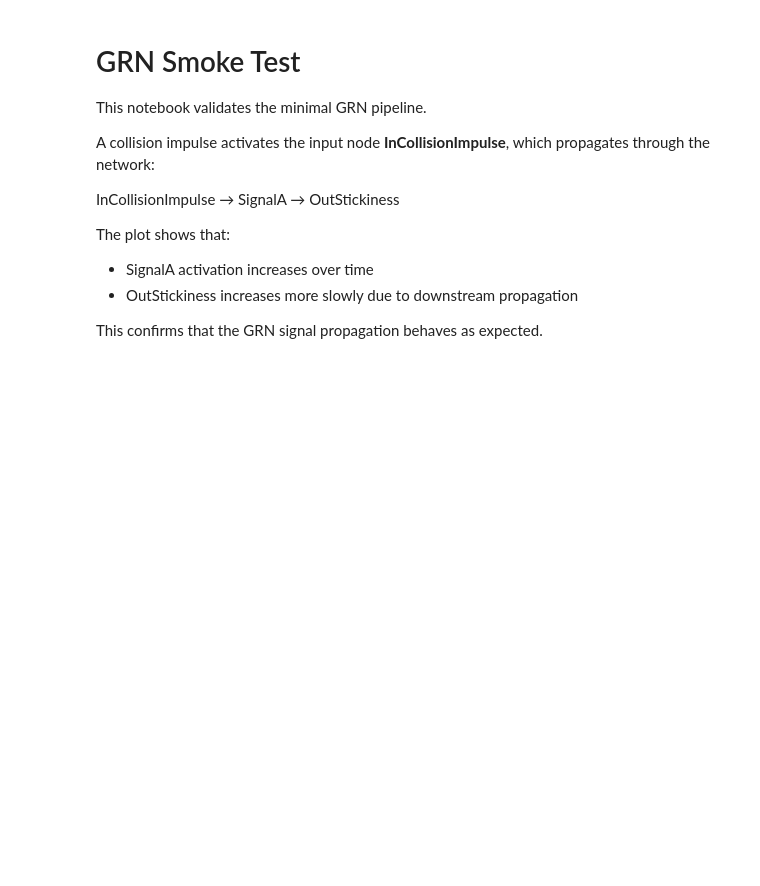
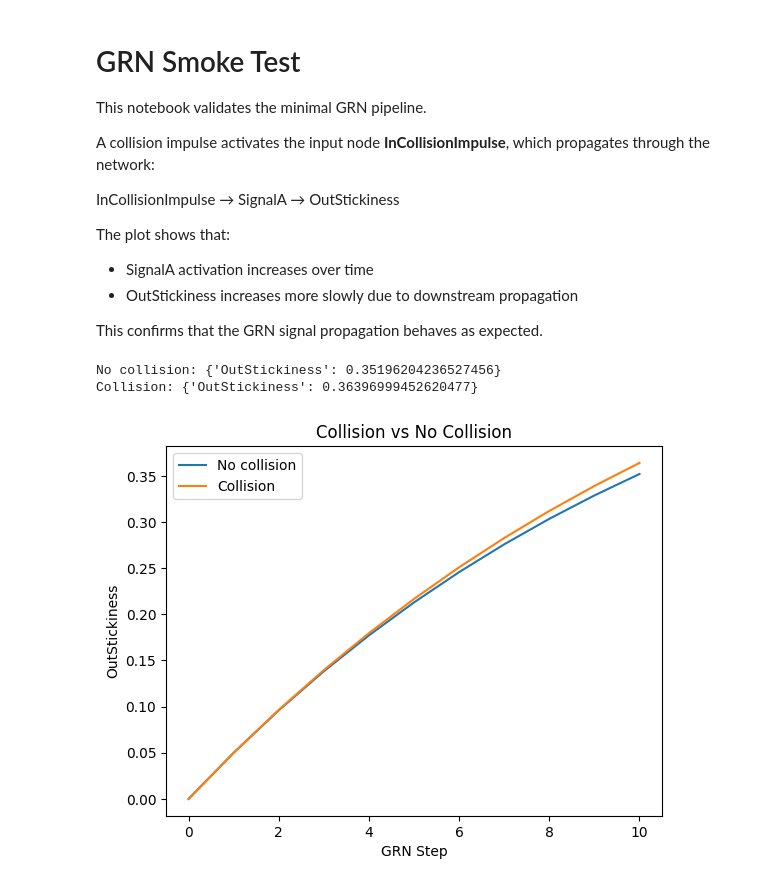
Before and after one commit to IllineVarghese/PlateletSimulation, a Jupyter notebook: notebooks/grn_smoke_test.ipynb, the cells around one changed output. Drawn from its saved outputs; the diff is of its cells as text; code cells hidden in the pictures; blank space fills up the shorter version.

Commit message:
Week 2 Day 5: GRN activation validation and collision comparison

```diff
--- a/notebooks/grn_smoke_test.ipynb
+++ b/notebooks/grn_smoke_test.ipynb
@@ -72,3 +72,50 @@ The plot shows that:
 - OutStickiness increases more slowly due to downstream propagation
 
 This confirms that the GRN signal propagation behaves as expected.
+# %%
+initial_state = [0.0, 0.0, 0.0]
+
+sensors_no_collision = {
+    "InCollisionImpulse": 0.0
+}
+
+sensors_collision = {
+    "InCollisionImpulse": 1.0
+}
+
+_, outputs_no_collision, history_no_collision = run_grn_pipeline(
+    model,
+    initial_state,
+    sensors_no_collision,
+    steps=10
+)
+
+_, outputs_collision, history_collision = run_grn_pipeline(
+    model,
+    initial_state,
+    sensors_collision,
+    steps=10
+)
+
+print("No collision:", outputs_no_collision)
+print("Collision:", outputs_collision)
+# %% [output]
+No collision: {'OutStickiness': 0.35196204236527456}
+Collision: {'OutStickiness': 0.36396999452620477}
+# %%
+stickiness_no_collision = [state[2] for state in history_no_collision]
+stickiness_collision = [state[2] for state in history_collision]
+# %%
+import matplotlib.pyplot as plt
+
+plt.plot(stickiness_no_collision, label="No collision")
+plt.plot(stickiness_collision, label="Collision")
+
+plt.xlabel("GRN Step")
+plt.ylabel("OutStickiness")
+plt.title("Collision vs No Collision")
+
+plt.legend()
+plt.show()
+# %% [output]
+[figure, added]
```
Also changed, not shown: 1 other file.
